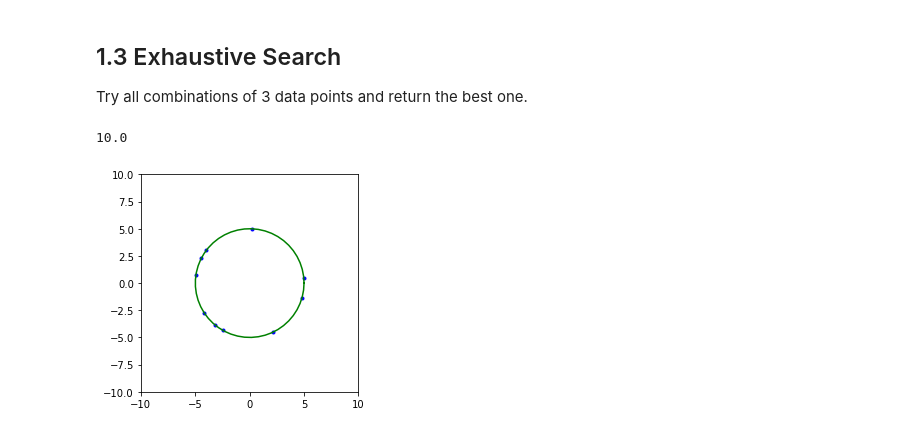
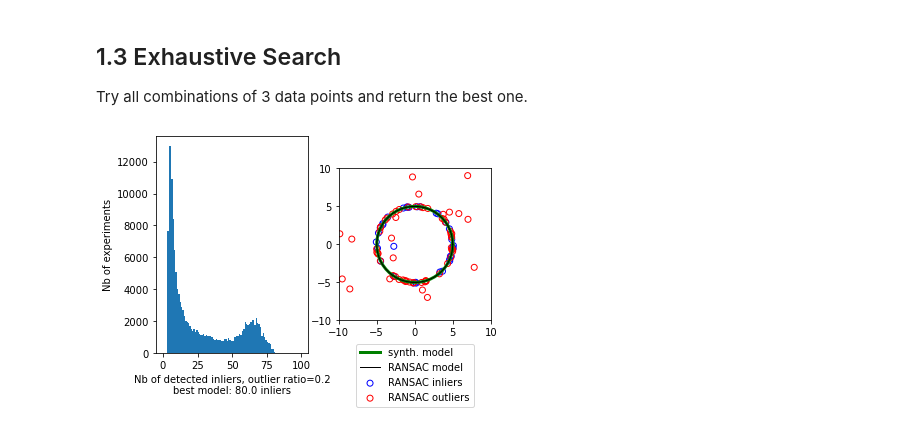
Before and after one commit to voigta/MathFoundFS21, a Jupyter notebook: exercise1.ipynb, the cells around one changed output. Saved outputs shown, nothing was run; the diff lists cells and outputs as text; code cells hidden in the pictures.

```diff
--- a/exercise1.ipynb
+++ b/exercise1.ipynb
@@ -210,12 +219,12 @@ Ground truth inliers:   80,             Ground truth outliers:  20,
 ## 1.3 Exhaustive Search
 Try all combinations of 3 data points and return the best one.
 # %%
-def exhaustive_search(data, threshold):
+def exhaustive_search(data):
     combs = list(itertools.combinations(data, 3))
 
     n_inliers = np.zeros(len(combs))
     for i, sample in enumerate(combs):
         circle = Circle.fit(np.array(sample))
-        inlier_mask = circle.get_inlier_mask(data, threshold)
+        inlier_mask = circle.get_inlier_mask(data, noise_amplitude)
         n_inliers[i] = np.count_nonzero(inlier_mask)
     return combs, n_inliers
@@ -224,18 +231,21 @@ combinations, n_inliers = exhaustive_search(data, noise_amplitude)
-# %%
-for i in range(10):
-    noise_amplitude = 0.0
-    data = generate_circle_data(ground_truth_center, ground_truth_radius, 10, 0.0, noise_amplitude, domain_size)
-
-    combinations, n_inliers = exhaustive_search(data, noise_amplitude)
-    print(np.max(n_inliers))
-    circle = Circle.fit(np.array(combinations[np.argmax(n_inliers)]))
-    inlier_mask = circle.get_inlier_mask(data, noise_amplitude+1e-10)
-    #plt.scatter(data[:,0], data[:,1])
-    plot_estimation(circle, inlier_mask)
-    break
-
-# print(np.max(n_inliers))
-# plt.hist(n_inliers, 100, range=[0,100]);
-# %% [output]
-10.0
-[figure, removed]
+# %%
+data = generate_circle_data(ground_truth_center, ground_truth_radius, n_points, outlier_ratio, noise_amplitude, domain_size)
+combinations, n_inliers = exhaustive_search(data)
+best_exhaustive_circle = Circle.fit(np.array(combinations[np.argmax(n_inliers)]))
+# %%
+plt.subplot(121)
+plt.hist(n_inliers, 100, (0, 100))
+plt.xlabel(f"Nb of detected inliers, outlier ratio={outlier_ratio}\nbest model: {np.max(n_inliers)} inliers")
+plt.ylabel("Nb of experiments")
+plt.subplot(122)
+plt.plot(*get_circle_points(ground_truth_circle), color='g', lw=3)
+plt.plot(*get_circle_points(best_exhaustive_circle), color='k', lw=1)
+inlier_mask = best_exhaustive_circle.get_inlier_mask(data, noise_amplitude)
+plt.scatter(data[best_inlier_mask,0], data[best_inlier_mask,1], facecolors='none', edgecolors='b')
+plt.scatter(data[~best_inlier_mask,0], data[~best_inlier_mask,1], facecolors='none', edgecolors='r')
+plt.axis('scaled')
+plt.axis([-domain_size, domain_size, -domain_size, domain_size])
+plt.legend(("synth. model", "RANSAC model", "RANSAC inliers", "RANSAC outliers"),
+            loc="lower center", bbox_to_anchor=(0.5, -0.6))    ;
+# %% [output]
+[figure, added]
```
Also changed, not shown: parts of 18 cells of this notebook.
